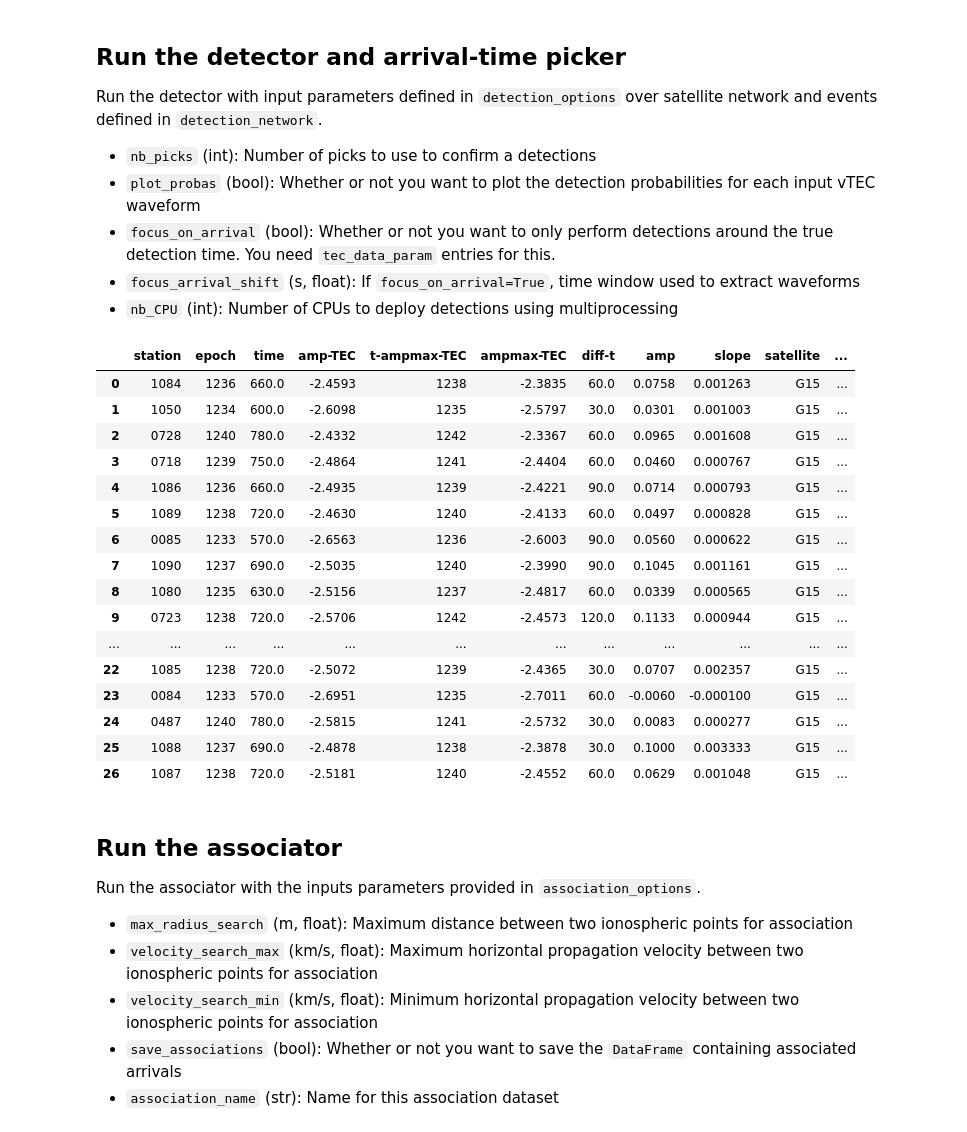
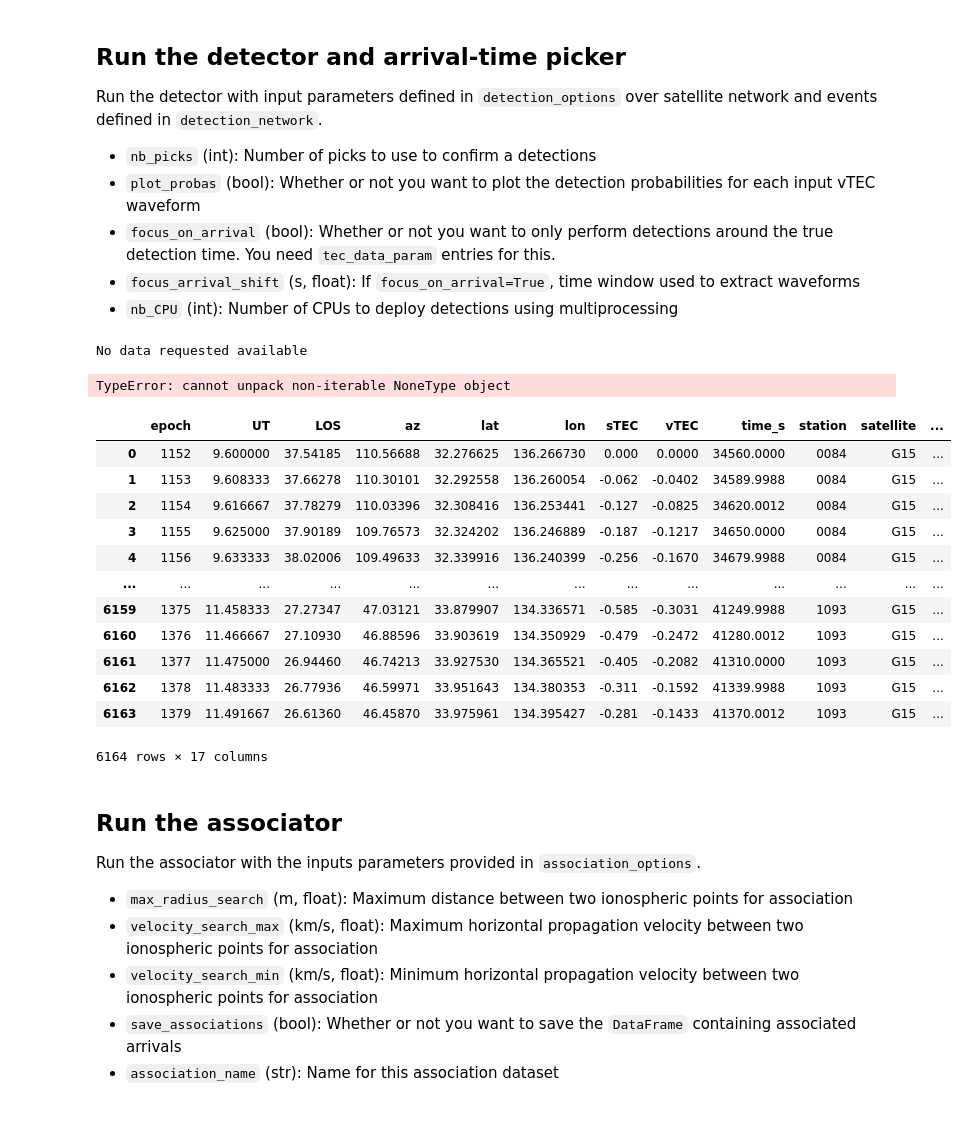
Before and after one commit to QuentinBrissaud/AIDE, a Jupyter notebook: AIDE_nb.ipynb, the cells around one changed output. Saved outputs shown, nothing was run; the diff lists cells and outputs as text; code cells hidden in the pictures.

```diff
--- a/AIDE_nb.ipynb
+++ b/AIDE_nb.ipynb
@@ -22,8 +22,8 @@ First, select where vTEC data are located and where figures should be generated
 main_dir = '/staff/quentin/Documents/Projects/ML_TEC/'
 dir_dict = {
     'DIR_FIGURES': main_dir + 'figures/',
-    #'DIR_DATA': '/adhocdata/infrasound/2023_ML_TEC/data/'
-    'DIR_DATA': main_dir + 'data/'
+    'DIR_DATA': '/adhocdata/infrasound/2023_ML_TEC/data/'
+    #'DIR_DATA': main_dir + 'data/'
 }
 # %% [markdown]
 Then, add entries to `load_dict` in order to load data and/or models instead of re-generating them. Comment line or remove entry to re-generate.
@@ -35,7 +35,7 @@ load_dict = {
     'features': main_dir + 'figures/model_arr4_noise4_snr1_5.0_pFalse/features_features_m0.7_w720.0.csv',
     'features-picker': '/adhocdata/infrasound/2023_ML_TEC/data/features_picker_w720.0_d0.7.csv',
     'est-picker': main_dir + 'figures/random_est_picker_w720.0_d0.7_bTrue.joblib',
-    'load_tec_data': False
+    'load_tec_data': True
     #'detections': main_dir + 'figures/detected_arrivals_Iquique_afterreview_detrend.csv',
     #'probas': main_dir + 'figures/probas_all_waveforms_Iquique_afterreview_detrend.csv',
     #'associations': main_dir + 'Iquique_afterreview_associations.csv',
@@ -84,14 +72,14 @@ Run the detector with input parameters defined in `detection_options` over satel
 import importlib, train_est
 importlib.reload(train_est)
 
-events = ['Kii_30s']
+events = ['Tohoku_1s']
 
 ## Perform detection
 detection_network = {
     'name': 'test',
     'events': events,
-    'satellites': one_model.tec_data.loc[one_model.tec_data['event'].isin( events ), 'satellite'].unique().tolist(),
-    'stations': one_model.tec_data.loc[one_model.tec_data['event'].isin( events ), 'station'].unique().tolist()[:5],
+    'satellites': ['G26'],#one_model.tec_data.loc[one_model.tec_data['event'].isin( events ), 'satellite'].unique().tolist(),
+    'stations': one_model.tec_data.loc[one_model.tec_data['event'].isin( events ), 'station'].unique().tolist(),
     'time_end': one_model.tec_data.loc[one_model.tec_data['event'].isin( events ), 'time_s'].max()
 }
 
@@ -100,29 +88,28 @@ detection_options = {
     'plot_probas': True,
     'focus_on_arrival': False,
     'focus_arrival_shift': 1000.,
-    'nb_CPU': 1
+    'nb_CPU': 20
 }
 one_model.run_detections(load_dict, detection_network, **detection_options)
+# %% [output]
+No data requested available
+TypeError: cannot unpack non-iterable NoneType object
-# %%
-one_model.tec_data_param
-# %% [output]
-|  | station | epoch | time | amp-TEC | t-ampmax-TEC | ampmax-TEC | diff-t | amp | slope | satellite | ... |
-| 0 | 1084 | 1236 | 660.0 | -2.4593 | 1238 | -2.3835 | 60.0 | 0.0758 | 0.001263 | G15 | ... |
-| 1 | 1050 | 1234 | 600.0 | -2.6098 | 1235 | -2.5797 | 30.0 | 0.0301 | 0.001003 | G15 | ... |
-| 2 | 0728 | 1240 | 780.0 | -2.4332 | 1242 | -2.3367 | 60.0 | 0.0965 | 0.001608 | G15 | ... |
-| 3 | 0718 | 1239 | 750.0 | -2.4864 | 1241 | -2.4404 | 60.0 | 0.0460 | 0.000767 | G15 | ... |
-| 4 | 1086 | 1236 | 660.0 | -2.4935 | 1239 | -2.4221 | 90.0 | 0.0714 | 0.000793 | G15 | ... |
-| 5 | 1089 | 1238 | 720.0 | -2.4630 | 1240 | -2.4133 | 60.0 | 0.0497 | 0.000828 | G15 | ... |
-| 6 | 0085 | 1233 | 570.0 | -2.6563 | 1236 | -2.6003 | 90.0 | 0.0560 | 0.000622 | G15 | ... |
-| 7 | 1090 | 1237 | 690.0 | -2.5035 | 1240 | -2.3990 | 90.0 | 0.1045 | 0.001161 | G15 | ... |
-| 8 | 1080 | 1235 | 630.0 | -2.5156 | 1237 | -2.4817 | 60.0 | 0.0339 | 0.000565 | G15 | ... |
-| 9 | 0723 | 1238 | 720.0 | -2.5706 | 1242 | -2.4573 | 120.0 | 0.1133 | 0.000944 | G15 | ... |
-| ... | ... | ... | ... | ... | ... | ... | ... | ... | ... | ... | ... |
-| 22 | 1085 | 1238 | 720.0 | -2.5072 | 1239 | -2.4365 | 30.0 | 0.0707 | 0.002357 | G15 | ... |
-| 23 | 0084 | 1233 | 570.0 | -2.6951 | 1235 | -2.7011 | 60.0 | -0.0060 | -0.000100 | G15 | ... |
-| 24 | 0487 | 1240 | 780.0 | -2.5815 | 1241 | -2.5732 | 30.0 | 0.0083 | 0.000277 | G15 | ... |
-| 25 | 1088 | 1237 | 690.0 | -2.4878 | 1238 | -2.3878 | 30.0 | 0.1000 | 0.003333 | G15 | ... |
-| 26 | 1087 | 1238 | 720.0 | -2.5181 | 1240 | -2.4552 | 60.0 | 0.0629 | 0.001048 | G15 | ... |
+# %%
+one_model.tec_data
+# %% [output]
+|  | epoch | UT | LOS | az | lat | lon | sTEC | vTEC | time_s | station | satellite | ... |
+| 0 | 1152 | 9.600000 | 37.54185 | 110.56688 | 32.276625 | 136.266730 | 0.000 | 0.0000 | 34560.0000 | 0084 | G15 | ... |
+| 1 | 1153 | 9.608333 | 37.66278 | 110.30101 | 32.292558 | 136.260054 | -0.062 | -0.0402 | 34589.9988 | 0084 | G15 | ... |
+| 2 | 1154 | 9.616667 | 37.78279 | 110.03396 | 32.308416 | 136.253441 | -0.127 | -0.0825 | 34620.0012 | 0084 | G15 | ... |
+| 3 | 1155 | 9.625000 | 37.90189 | 109.76573 | 32.324202 | 136.246889 | -0.187 | -0.1217 | 34650.0000 | 0084 | G15 | ... |
+| 4 | 1156 | 9.633333 | 38.02006 | 109.49633 | 32.339916 | 136.240399 | -0.256 | -0.1670 | 34679.9988 | 0084 | G15 | ... |
+| ... | ... | ... | ... | ... | ... | ... | ... | ... | ... | ... | ... | ... |
+| 6159 | 1375 | 11.458333 | 27.27347 | 47.03121 | 33.879907 | 134.336571 | -0.585 | -0.3031 | 41249.9988 | 1093 | G15 | ... |
+| 6160 | 1376 | 11.466667 | 27.10930 | 46.88596 | 33.903619 | 134.350929 | -0.479 | -0.2472 | 41280.0012 | 1093 | G15 | ... |
+| 6161 | 1377 | 11.475000 | 26.94460 | 46.74213 | 33.927530 | 134.365521 | -0.405 | -0.2082 | 41310.0000 | 1093 | G15 | ... |
+| 6162 | 1378 | 11.483333 | 26.77936 | 46.59971 | 33.951643 | 134.380353 | -0.311 | -0.1592 | 41339.9988 | 1093 | G15 | ... |
+| 6163 | 1379 | 11.491667 | 26.61360 | 46.45870 | 33.975961 | 134.395427 | -0.281 | -0.1433 | 41370.0012 | 1093 | G15 | ... |
+6164 rows × 17 columns
 # %% [markdown]
 ## Run the associator
 Run the associator with the inputs parameters provided in `association_options`.
```
Also changed, not shown: parts of 4 cells of this notebook, 2 other files.
